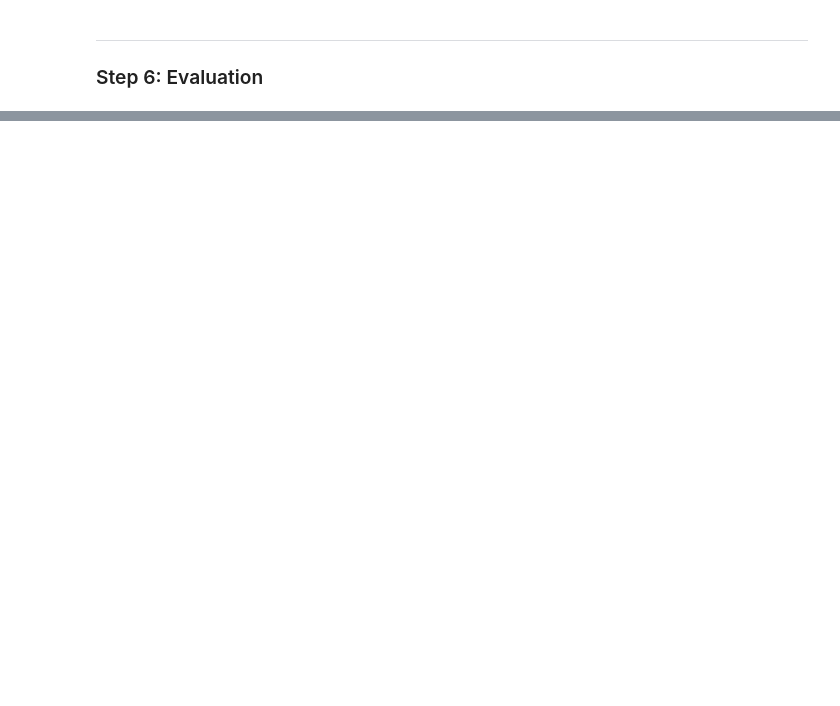
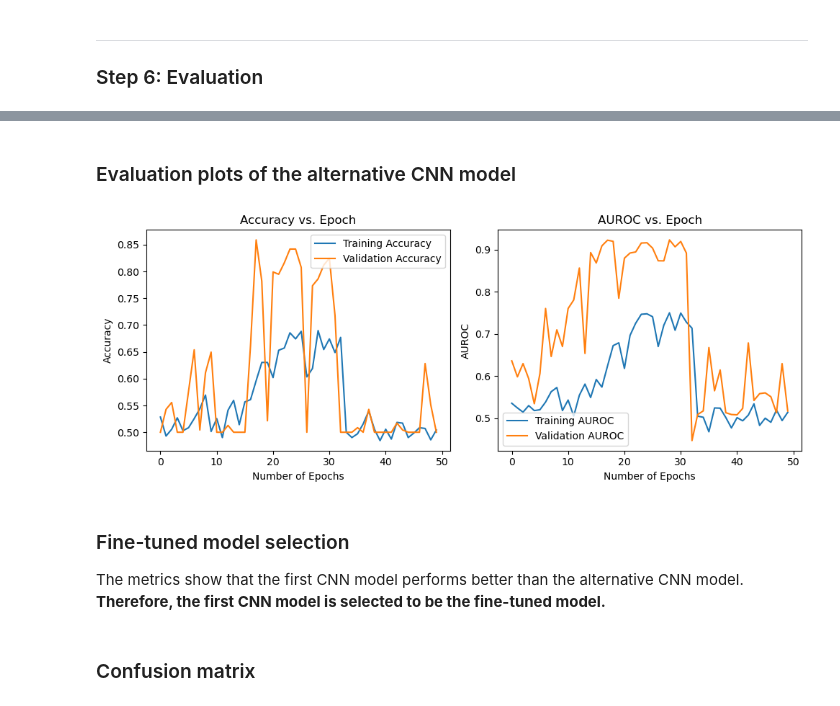
Before and after one commit to hkk261/w207-final-project, a Jupyter notebook: main.ipynb, the cells around one changed output, grey strips where cells are left out. Cells and saved outputs as stored; diff of their text form; code cells hidden in the pictures; blank space fills up the shorter version.

```diff
--- a/main.ipynb
+++ b/main.ipynb
@@ -424,0 +534,10 @@ Stopping early at epoch 45 - train accuracy: 0.9023, validation accuracy: 0.9402
+# %%
+# Build and train alternative CNN model
+cnn_model2 = build_cnn(learning_rate=0.1, optimizer="sgd")
+history2 = cnn_model2.fit(
+    train_set,
+    validation_data=val_set,
+    epochs=max_epochs,
+    callbacks=[CustomEarlyStopping()],
+    verbose=1
+)
@@ -461,2 +624,34 @@ plt.show()
+# %% [markdown]
+### Evaluation plots of the alternative CNN model
+# %%
+fig, axes = plt.subplots(1, 2, figsize=(10, 4))
+
+# Plotting accuracy vs epochs
+axes[0].set_title('Accuracy vs. Epoch')
+axes[0].plot(history2.history['accuracy'], label='Training Accuracy')
+axes[0].plot(history2.history['val_accuracy'], label='Validation Accuracy')
+axes[0].set_xlabel('Number of Epochs')
+axes[0].set_ylabel('Accuracy')
+axes[0].legend()
+
+# Plotting AUROC vs epochs
+axes[1].set_title('AUROC vs. Epoch')
+axes[1].plot(history2.history['auc'], label='Training AUROC')
+axes[1].plot(history2.history['val_auc'], label='Validation AUROC')
+axes[1].set_xlabel('Number of Epochs')
+axes[1].set_ylabel('AUROC')
+axes[1].legend()
+
+# Adjust layout
+plt.tight_layout()
+plt.show()
+# %% [output]
+[figure, added]
+# %% [markdown]
+### Fine-tuned model selection
+The metrics show that the first CNN model performs better than the alternative CNN model.<br>
+**Therefore, the first CNN model is selected to be the fine-tuned model.**
+# %% [markdown]
+### Confusion matrix
 # %%
 # Predicting test values
```
Also changed, not shown: parts of 46 cells of this notebook, 2 other files.
